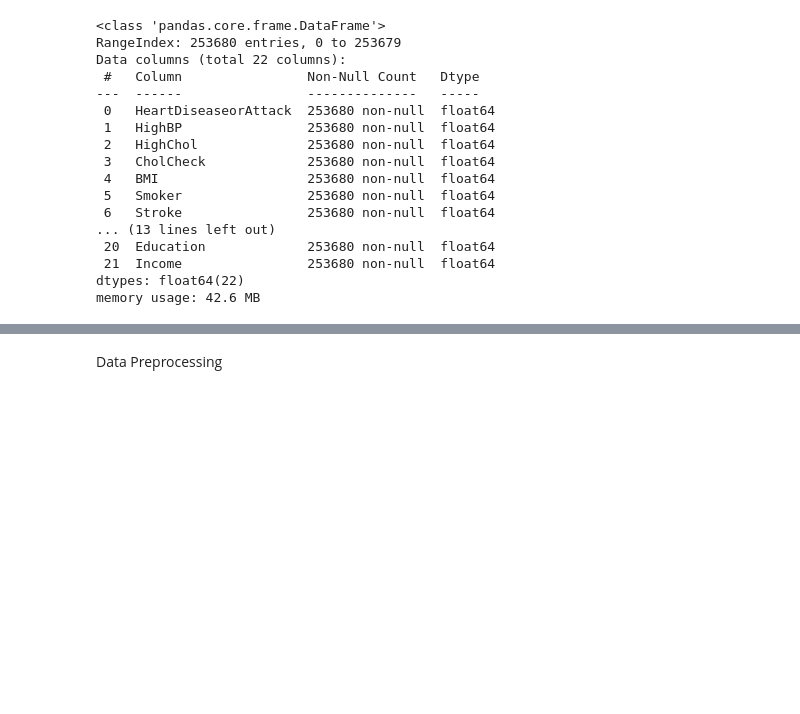
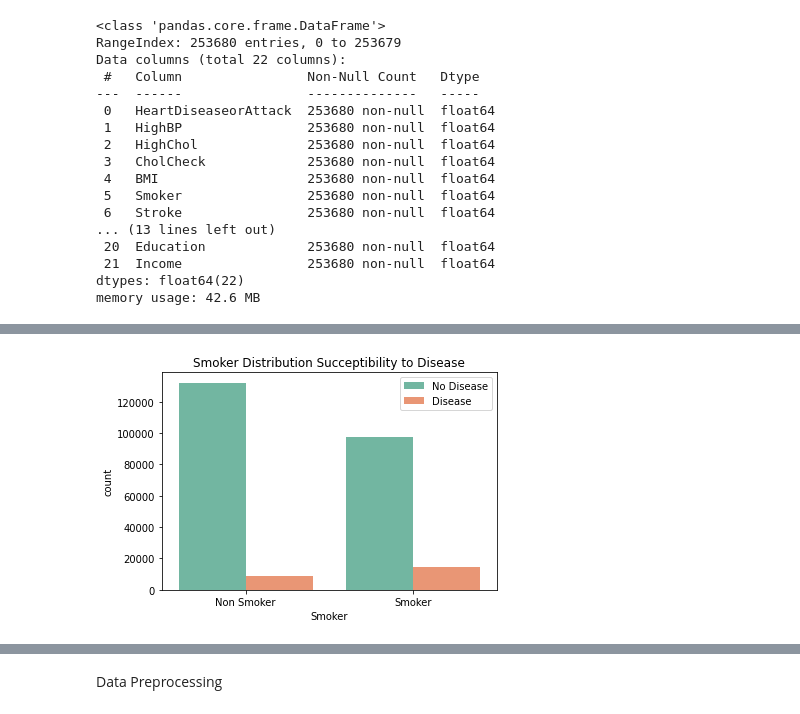
Before and after one commit to Yamok00/Personal-repo, a Jupyter notebook: Heart_Disease.ipynb, the cells around one changed output, grey strips where cells are left out. Cells and saved outputs as stored; diff of their text form; code cells hidden in the pictures; blank space fills up the shorter version.

```diff
--- a/Heart_Disease.ipynb
+++ b/Heart_Disease.ipynb
@@ -71,0 +99,12 @@ sns.catplot(x="HeartDiseaseorAttack", kind="count", data=data);
+# %%
+Smoker_succeptibility = sns.countplot(x='Smoker', hue='HeartDiseaseorAttack', data=data, palette='Set2')
+plt.xticks([0, 1], ['Non Smoker', 'Smoker'])
+
+
+plt.title('Smoker Distribution Succeptibility to Disease')
+plt.legend(['No Disease', 'Disease'])
+
+
+plt.show()
+# %% [output]
+[figure, added]
```
Also changed, not shown: parts of 6 cells of this notebook.
